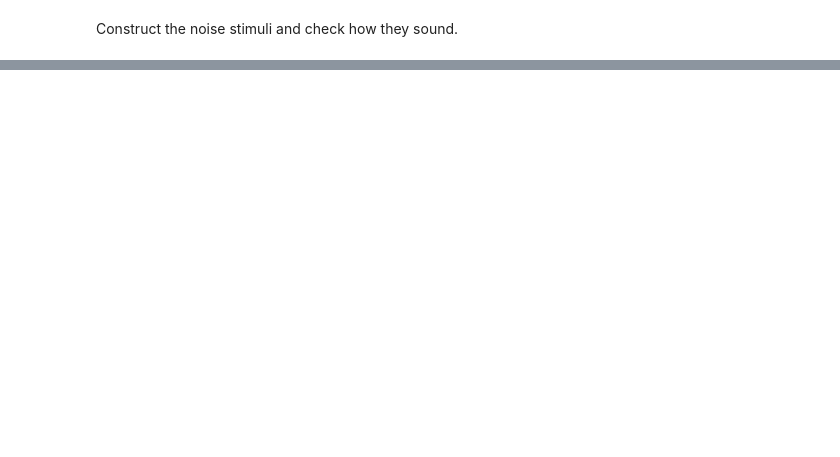
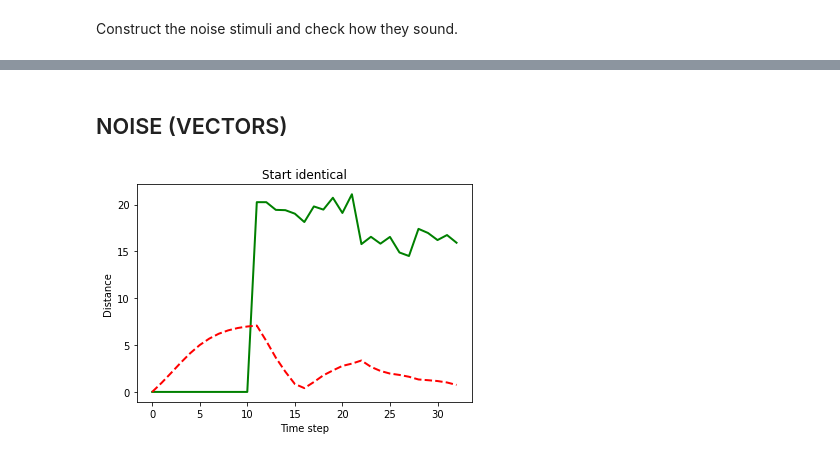
Before and after one commit to n-ika/esn, a Jupyter notebook: ESN_nika.ipynb, the cells around one changed output, grey strips where cells are left out. Saved outputs shown, nothing was run; the diff lists cells and outputs as text; code cells hidden in the pictures; blank space fills up the shorter version.

```diff
--- a/ESN_nika.ipynb
+++ b/ESN_nika.ipynb
@@ -295,0 +295,44 @@ plt.show()
+# %% [markdown]
+## NOISE (VECTORS)
+# %%
+def make_noise(mean, var, size=128, r=100000):
+    noise = np.random.normal(mean, var, size=size)
+    for i in range(r):
+        noise_v = np.random.normal(mean, var, size=size)
+        noise = np.vstack((noise, noise_v))
+    return noise
+# %%
+noise1 = make_noise(-1, 0.9)
+
+noise2 = make_noise(1, 0.5)
+
+noise3 = make_noise(0, 0.3)
+
+noise4 = make_noise(-0.5, 0.7)
+
+noise5 = make_noise(0.5, 0.1, size=128)
+# %%
+start1 = np.concatenate((noise5, noise2, noise3))
+start2 = np.concatenate((noise5, noise4, noise1))
+
+end1 = np.concatenate((noise1, noise1, noise5))
+end2 = np.concatenate((noise3, noise5, noise5))
+
+mid1 = np.concatenate((noise4, noise5, noise3))
+mid2 = np.concatenate((noise2, noise5, noise1))
+# %%
+start_stim = compare_data(start1, start2)
+
+start_esn1 = esn_sys(start1, alpha = 0.015)[1]
+start_esn2 = esn_sys(start2, alpha = 0.015)[1]
+
+start_sys = compare_data(start_esn1, start_esn2)
+
+plt.title("Start identical")
+plt.xlabel("Time step")
+plt.ylabel("Distance")
+plt.plot(start_stim, color ="green", linewidth=2)
+plt.plot(start_sys, color ="red", linewidth=2, linestyle='dashed')
+plt.show()
+# %% [output]
+[figure, added]
```
Also changed, not shown: parts of 16 cells of this notebook, 1 other file.
